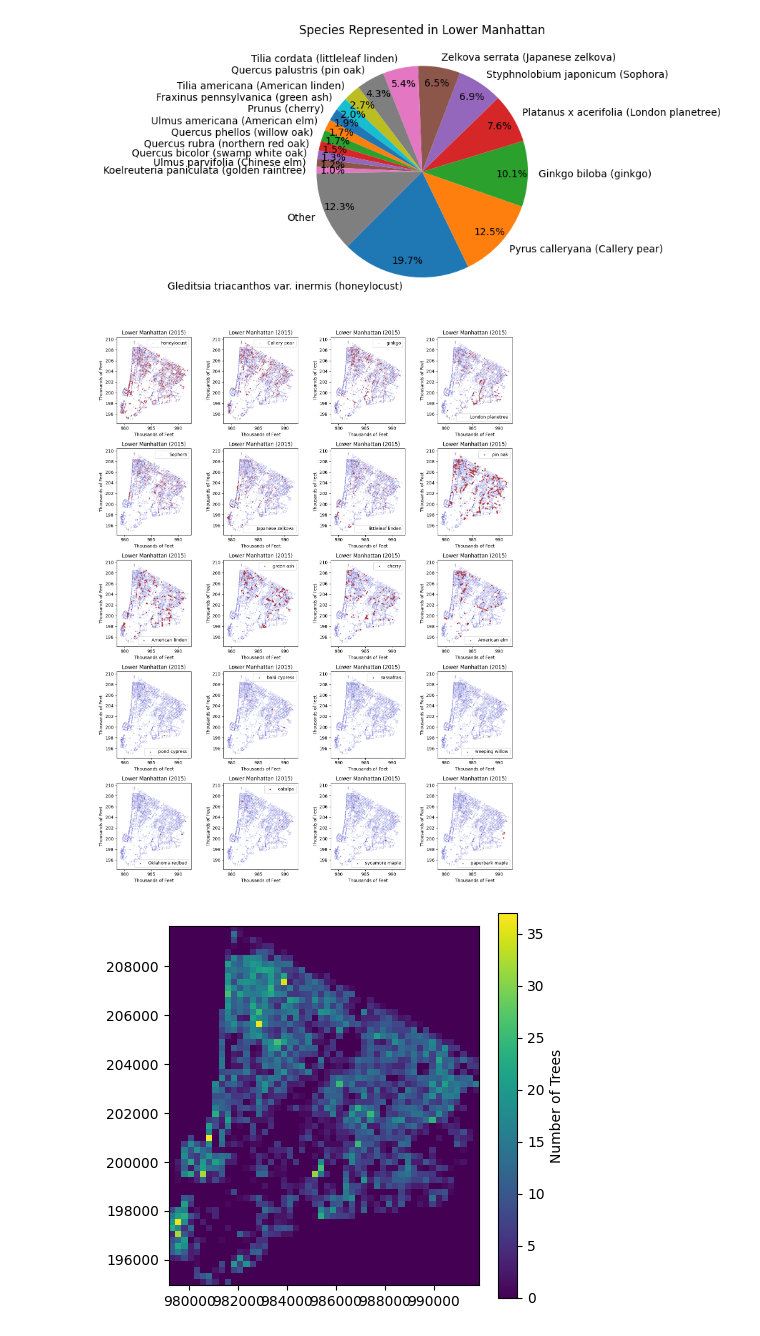
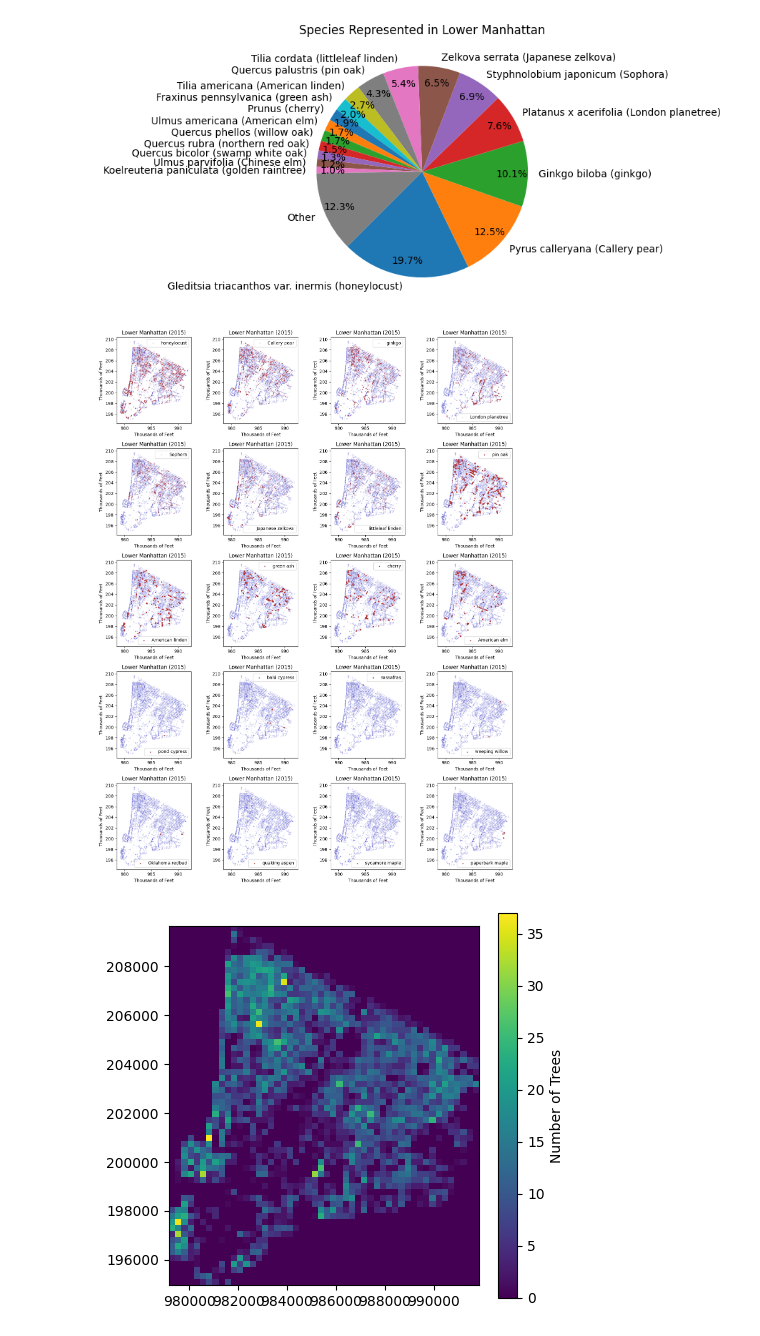
Before and after one commit to fractalate/data-trees-new-york, a Jupyter notebook: Street Tree Census 2015.ipynb, the cells around one changed output. Saved outputs shown, nothing was run; the diff lists cells and outputs as text; code cells hidden in the pictures.

Commit message:
Looking for Quaking Aspen

```diff
--- a/Street Tree Census 2015.ipynb
+++ b/Street Tree Census 2015.ipynb
@@ -279,7 +298,7 @@ tree_names = [
     'weeping willow',
 
     'Oklahoma redbud',
-    'catalpa',
+    'quaking aspen',
     'sycamore maple',
     'paperbark maple',
 ]
@@ -290,34 +309,34 @@ row_count = (len(tree_names) - 1) // col_count + 1
 fig, axes = plt.subplots(row_count, col_count, figsize=(14, 18))
 
 for i, tree_name in enumerate(tree_names):
     r = i // col_count
     c = i - r * col_count
 
     df_trees_target = df_trees_lm[
         (df_trees_lm['status'] == 'Alive')
         & (df_trees_lm['spc_common'] == tree_name)
     ]
 
     ratio_target = len(df_trees_target) / len(df_trees_lm)
     if ratio_target > .05:
         s = 0.1
     else:
         s = 3
 
     ax = axes[r, c]
     ax.set_aspect('equal', adjustable='box')
     ax.scatter(df_trees_lm['x_sp'] / 1000, df_trees_lm['y_sp'] / 1000, s=0.1, color=(0.2, 0.2, 0.8, 0.2))
     ax.scatter(df_trees_target['x_sp'] / 1000, df_trees_target['y_sp'] / 1000, s=s, color=(0.7, 0.2, 0.2, 1.0), label=tree_name)
     ax.set_title('Lower Manhattan (2015)')
     ax.set_xlabel('Thousands of Feet')
     ax.set_ylabel('Thousands of Feet')
     ax.legend()
 
 # +1 points for klonopincommander for showing me this!
 plt.tight_layout()
 plt.show()
 # %% [output]
-[figure, old version]
+[figure, new version]
 # %%
 def calculate_extents(df):
     return {
```
Also changed, not shown: parts of 2 cells of this notebook, 1 other file.
